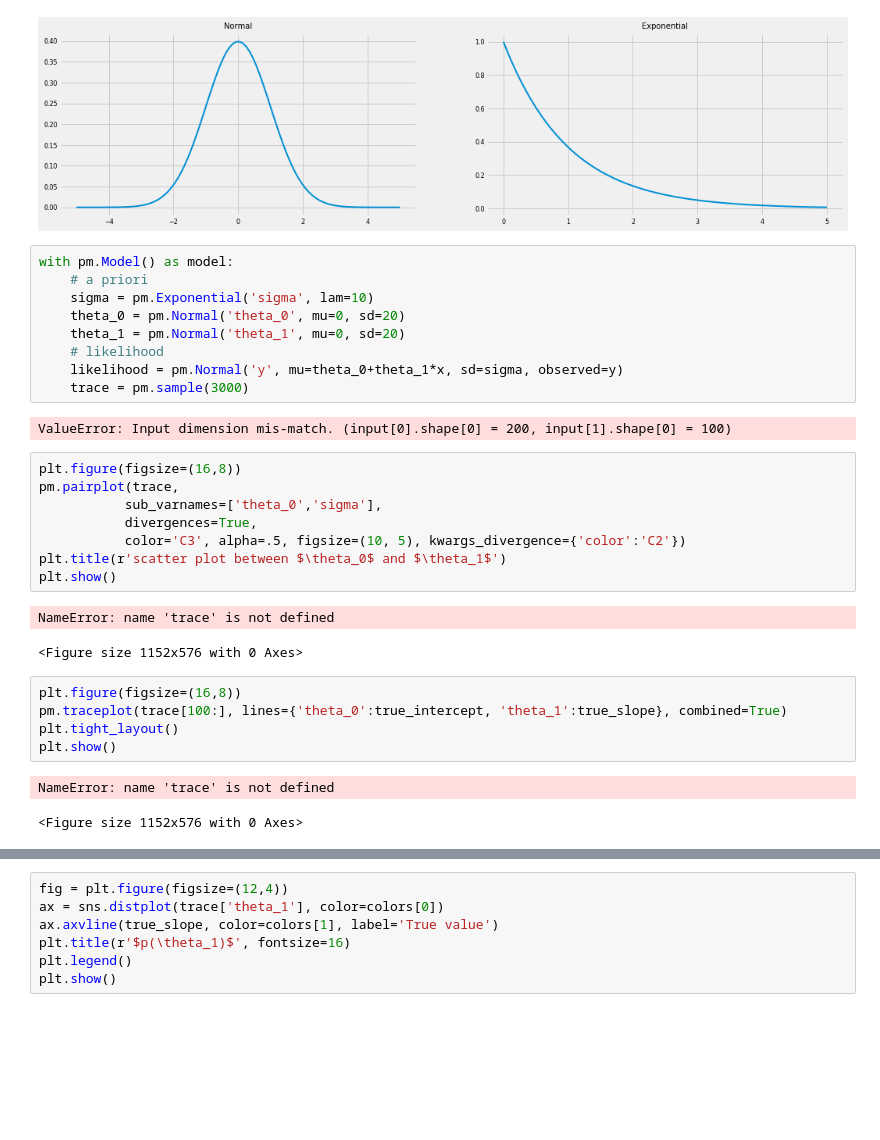
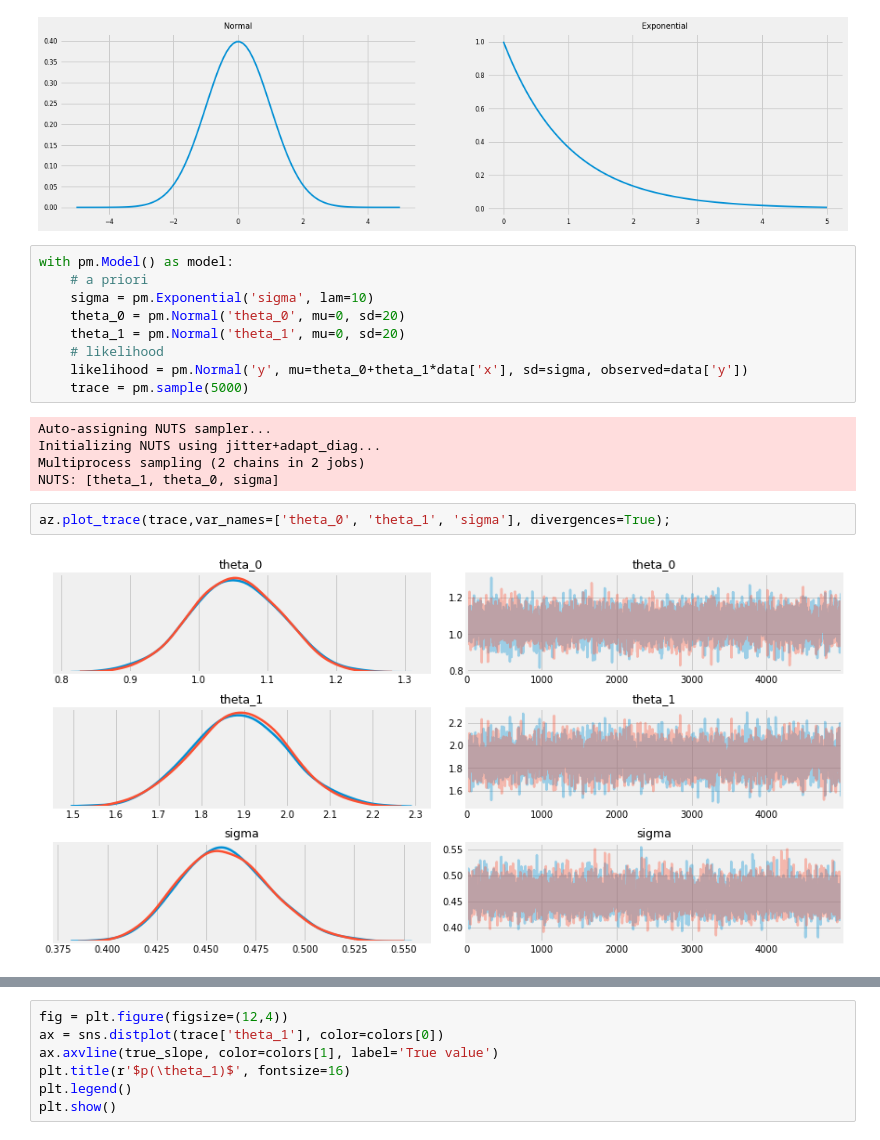
Before and after one commit to tvml/ml1920, a Jupyter notebook: codici/linregr_mc.ipynb, the cells around one changed output, grey strips where cells are left out. Cells and saved outputs as stored; diff of their text form; blank space fills up the shorter version.

```diff
--- a/codici/linregr_mc.ipynb
+++ b/codici/linregr_mc.ipynb
@@ -68,29 +76,17 @@ with pm.Model() as model:
     theta_0 = pm.Normal('theta_0', mu=0, sd=20)
     theta_1 = pm.Normal('theta_1', mu=0, sd=20)
     # likelihood
-    likelihood = pm.Normal('y', mu=theta_0+theta_1*x, sd=sigma, observed=y)
-    trace = pm.sample(3000)
+    likelihood = pm.Normal('y', mu=theta_0+theta_1*data['x'], sd=sigma, observed=data['y'])
+    trace = pm.sample(5000)
 # %% [output]
-ValueError: Input dimension mis-match. (input[0].shape[0] = 200, input[1].shape[0] = 100)
+Auto-assigning NUTS sampler...
+Initializing NUTS using jitter+adapt_diag...
+Multiprocess sampling (2 chains in 2 jobs)
+NUTS: [theta_1, theta_0, sigma]
-# %%
-plt.figure(figsize=(16,8))
-pm.pairplot(trace,
-           sub_varnames=['theta_0','sigma'],
-           divergences=True,
-           color='C3', alpha=.5, figsize=(10, 5), kwargs_divergence={'color':'C2'})
-plt.title(r'scatter plot between $\theta_0$ and $\theta_1$')
-plt.show()
-# %% [output]
-NameError: name 'trace' is not defined
-<Figure size 1152x576 with 0 Axes>
-# %%
-plt.figure(figsize=(16,8))
-pm.traceplot(trace[100:], lines={'theta_0':true_intercept, 'theta_1':true_slope}, combined=True)
-plt.tight_layout()
-plt.show()
-# %% [output]
-NameError: name 'trace' is not defined
-<Figure size 1152x576 with 0 Axes>
+# %%
+az.plot_trace(trace,var_names=['theta_0', 'theta_1', 'sigma'], divergences=True);
+# %% [output]
+[figure, added]
 # %%
 fig = plt.figure(figsize=(12,4))
 ax = sns.distplot(trace['theta_0'], color=colors[0])
```
Also changed, not shown: parts of 4 cells of this notebook, 6 other files.
